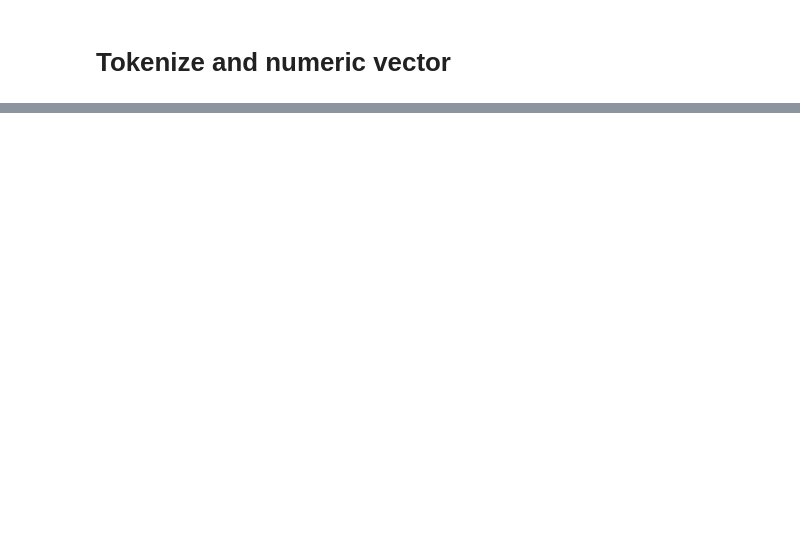
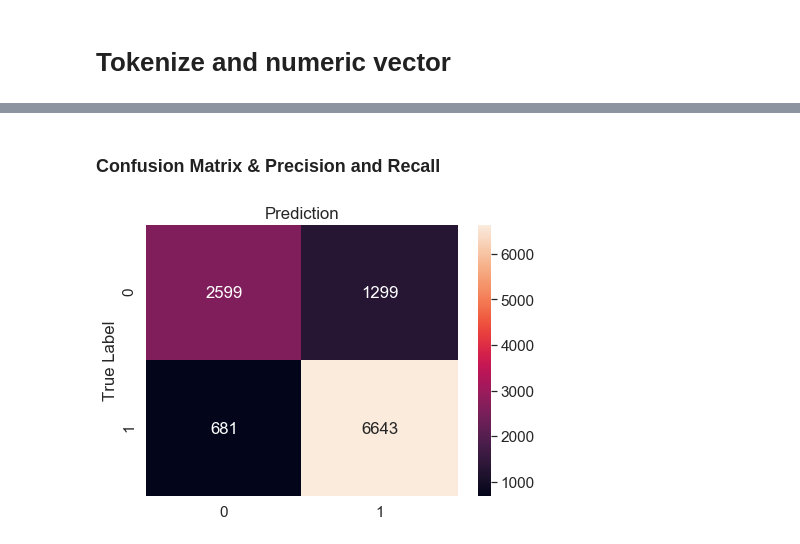
Before and after one commit to esmondhkchu/bayarea_business, a Jupyter notebook: data_analysis/NLP_model.ipynb, the cells around one changed output, grey strips where cells are left out. Saved outputs shown, nothing was run; the diff lists cells and outputs as text; code cells hidden in the pictures; blank space fills up the shorter version.

```diff
--- a/data_analysis/NLP_model.ipynb
+++ b/data_analysis/NLP_model.ipynb
@@ -113,0 +176,2 @@ count_n_sort(in_arr, return_='total', ascending=True)
+# %% [markdown]
+### Confusion Matrix & Precision and Recall
@@ -113,0 +182,14 @@ count_n_sort(in_arr, return_='total', ascending=True)
+# %%
+model_prediction = model.predict_classes(x_test)
+model_prediction = [j for i in model_prediction for j in i]
+# %%
+con_matrix = confusion_matrix(y_test, model_prediction)
+# %%
+plt.figure(figsize=(7,5))
+sns.set(font_scale=1.4)
+sns.heatmap(con_matrix, annot=True, fmt="d")
+plt.ylabel('True Label')
+plt.title('Prediction')
+plt.show()
+# %% [output]
+[figure, added]
```
Also changed, not shown: parts of 43 cells of this notebook.
